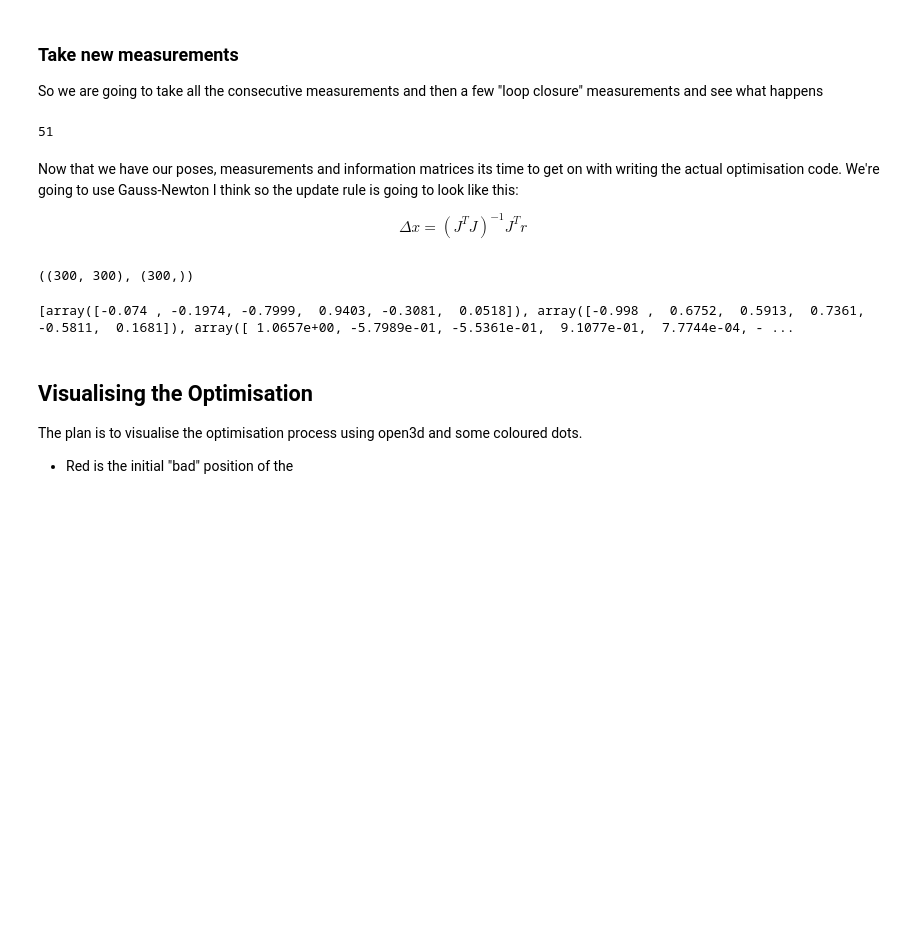
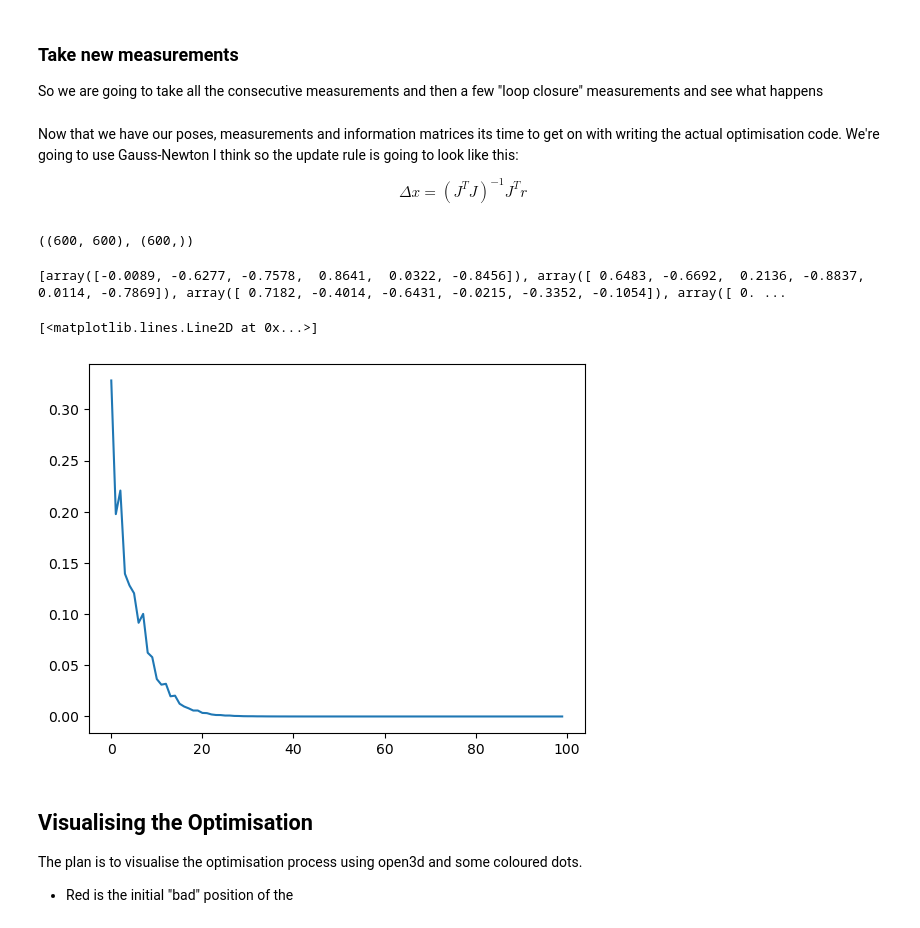
Before and after one commit to chris-polymetrix/ReconstructionAnalysis, a Jupyter notebook: pose_graph.ipynb, the cells around one changed output. Saved outputs shown, nothing was run; the diff lists cells and outputs as text; code cells hidden in the pictures; blank space fills up the shorter version.

```diff
--- a/pose_graph.ipynb
+++ b/pose_graph.ipynb
@@ -151,19 +153,17 @@ infos = {k:np.linalg.inv(np.eye(6)*0.05) for k in measurements.keys()}
 ### Take new measurements
 So we are going to take all the consecutive measurements and then a few "loop closure" measurements and see what happens
 # %%
-new_measures = {}
-for i in range(n - 1):
-    # print(measurements[(i,i+1)])
-    new_measures[(i, i + 1)] = measurements.pop((i,i+1))
+# new_measures = {}
+# for i in range(n - 1):
+#     # print(measurements[(i,i+1)])
+#     new_measures[(i, i + 1)] = measurements.pop((i,i+1))
 
-keys = tuple(measurements.keys())
-for i in np.random.choice(len(keys), 2):
-    new_measures[keys[i]] = measurements[keys[i]]
+# keys = tuple(measurements.keys())
+# for i in np.random.choice(len(keys), 2):
+#     new_measures[keys[i]] = measurements[keys[i]]
 
-measurements = new_measures
-len(new_measures)
+# measurements = new_measures
+# len(new_measures)
-# %% [output]
-51
 # %% [markdown]
 Now that we have our poses, measurements and information matrices its time to get on with writing the actual optimisation code. We're going to use Gauss-Newton I think so the update rule is going to look like this:
 
@@ -183,6 +183,15 @@ def make_parts(poses, measurements, infos):
         A = Je_numeric_Xi(Zij, Xi, Xj)
         B = Je_numeric_Xj(Zij, Xi, Xj)
 
+        if np.any(np.isnan(e)):
+            print("panique")
+            # print(np.linalg.inv(np_exp(Xi)))
+            # print(np_exp(Xj))
+            # print(np.linalg.inv(np_exp(Zij)))
+            print(np.linalg.inv(np_exp(Zij))@np.linalg.inv(np_exp(Xi))@np_exp(Xj))
+            print(np_log(np.linalg.inv(np_exp(Zij))@np.linalg.inv(np_exp(Xi))@np_exp(Xj)))
+            raise ValueError()
+
         H[6*i:6*i+6, 6*i:6*i+6] += A.T@omega@A
         H[6*i:6*i+6, 6*j:6*j+6] += A.T@omega@B
         H[6*j:6*j+6, 6*i:6*i+6] += B.T@omega@A
@@ -197,29 +206,41 @@ H, b = make_parts(disturbed_poses, measurements, infos)
 
 H.shape, b.shape
 # %% [output]
-((300, 300), (300,))
+((600, 600), (600,))
 # %%
 new_poses = disturbed_poses[:]
 print([p for p in new_poses])
 
-for i in tqdm(range(10)):
+pbar = tqdm(range(100))
+delta_store = []
+
+for i in pbar:
     H, b = make_parts(new_poses, measurements, infos)
     # with np.printoptions(precision=4, suppress=True):
     #     print(H)
-    delta = cho_solve(cho_factor(H), b)
-
+    try:
+        delta = cho_solve(cho_factor(H), b)
+    except ValueError as e:
+        print(H)
+        print(e)
+        break
+    pbar.set_description(f"Max delta norm: {np.max(np.abs(delta))}")
+    delta_store.append(np.max(np.abs(delta)))
     pose_vector = np.concatenate(new_poses)
     for i in range(0, pose_vector.shape[0]//6):
         # new_poses[i] = np_log(np_exp(new_poses[i])@np_exp(delta[6*i:6*i + 6]))
         new_poses[i] = np_log(np.linalg.inv(np_exp(delta[6*i:6*i + 6]))@np_exp(new_poses[i]))
         # new_poses[i] += delta[6*i:6*i+6]
     # print([p for p in new_poses])
 
 
 # print(new_poses)
 # print(poses)
+plt.plot(np.array(delta_store))
 # %% [output]
-[array([-0.074 , -0.1974, -0.7999,  0.9403, -0.3081,  0.0518]), array([-0.998 ,  0.6752,  0.5913,  0.7361, -0.5811,  0.1681]), array([ 1.0657e+00, -5.7989e-01, -5.5361e-01,  9.1077e-01,  7.7744e-04, - ...
+[array([-0.0089, -0.6277, -0.7578,  0.8641,  0.0322, -0.8456]), array([ 0.6483, -0.6692,  0.2136, -0.8837,  0.0114, -0.7869]), array([ 0.7182, -0.4014, -0.6431, -0.0215, -0.3352, -0.1054]), array([ 0. ...
+[<matplotlib.lines.Line2D at 0x...>]
+[figure, added]
 # %% [markdown]
 ## Visualising the Optimisation
 The plan is to visualise the optimisation process using open3d and some coloured dots.
```
Also changed, not shown: parts of 4 cells of this notebook.
